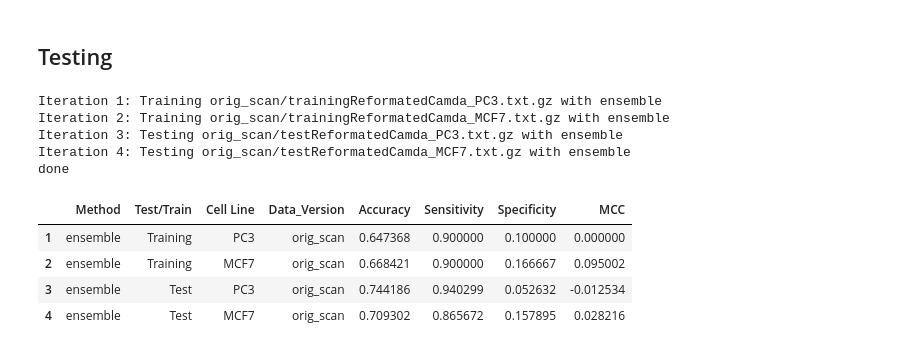
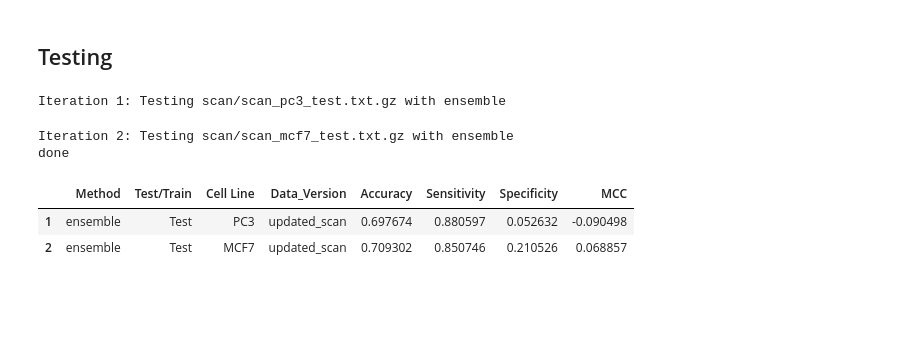
Before and after one commit to byubrg/CAMDA_CMAP_Challenge, a Jupyter notebook: Chicago/scripts.ipynb, the cells around one changed output. Cells and saved outputs as stored; diff of their text form; code cells hidden in the pictures; blank space fills up the shorter version.

```diff
--- a/Chicago/scripts.ipynb
+++ b/Chicago/scripts.ipynb
@@ -78,7 +78,7 @@ def make_predictions(X_train, X_test, y_train, classifier) :
 #         ('s_scaler', scaler),
 #         ('robust_scaler', robust_scaler),
 #         ('pca', pca),
-#         ('selected_percentile', selected_percentile),
+        ('selected_percentile', selected_percentile),
         ('classifier', classifier)
     ])
     pipe.fit(X_train,y_train)
@@ -341,53 +341,49 @@ classifiers = [
     'ensemble'
 ]
 train_files = [
-    [orig_scan_pc3_train, 'Training', 'PC3', 'orig_scan'],
-    [orig_scan_mcf7_train, 'Training', 'MCF7', 'orig_scan'],
+#     [orig_scan_pc3_train, 'Training', 'PC3', 'orig_scan'],
+#     [orig_scan_mcf7_train, 'Training', 'MCF7', 'orig_scan'],
 #     [scan_pc3_train, 'Training', 'PC3', 'updated_scan'],
 #     [scan_mcf7_train, 'Training', 'MCF7', 'updated_scan'],
 #     [farms_pc3_train, 'Training', 'PC3', 'farms'],
 #     [farms_mcf7_train, 'Training', 'MCF7', 'farms']
 ]
 test_files = [
-    [orig_scan_pc3_train, orig_scan_pc3_test, 'Test', 'PC3', 'orig_scan'],
-    [orig_scan_mcf7_train, orig_scan_mcf7_test, 'Test', 'MCF7', 'orig_scan'],
-#     [scan_pc3_train, scan_pc3_test, 'Test', 'PC3', 'updated_scan'],
-#     [scan_mcf7_train, scan_mcf7_test, 'Test', 'MCF7', 'updated_scan'],
+#     [orig_scan_pc3_train, orig_scan_pc3_test, 'Test', 'PC3', 'orig_scan'],
+#     [orig_scan_mcf7_train, orig_scan_mcf7_test, 'Test', 'MCF7', 'orig_scan'],
+    [scan_pc3_train, scan_pc3_test, 'Test', 'PC3', 'updated_scan'],
+    [scan_mcf7_train, scan_mcf7_test, 'Test', 'MCF7', 'updated_scan'],
 #     [farms_pc3_train, farms_pc3_test, 'Test', 'PC3', 'farms'],
 #     [farms_mcf7_train, farms_mcf7_test, 'Test', 'MCF7', 'farms'],
 ]
 
 col_names =  ['Method', 'Test/Train', 'Cell Line', 'Data_Version', 'Accuracy', 'Sensitivity', 'Specificity', 'MCC']
 df  = pd.DataFrame(columns = col_names)
 
 i = 0
 for classifier in classifiers:
     for file_set in train_files:
         i += 1
         print("Iteration {}: Training {} with {}".format(i, file_set[0], classifier))
         y_test, predictions, _ = train(file_set[0],classifier)
         df.loc[i] = [classifier, file_set[1], file_set[2], file_set[3]] + get_Results(y_test, predictions)
 
 for classifier in classifiers:
     for file_set in test_files:
         i += 1
         print("Iteration {}: Testing {} with {}".format(i, file_set[1], classifier))
         y_test, predictions, _ = test(file_set[0], file_set[1], classifier)
         df.loc[i] = [classifier, file_set[2], file_set[3], file_set[4]] + get_Results(y_test, predictions)
 
 print('done')
 df
 # %% [output]
-Iteration 1: Training orig_scan/trainingReformatedCamda_PC3.txt.gz with ensemble
-Iteration 2: Training orig_scan/trainingReformatedCamda_MCF7.txt.gz with ensemble
-Iteration 3: Testing orig_scan/testReformatedCamda_PC3.txt.gz with ensemble
-Iteration 4: Testing orig_scan/testReformatedCamda_MCF7.txt.gz with ensemble
-done
+Iteration 1: Testing scan/scan_pc3_test.txt.gz with ensemble
+Iteration 2: Testing scan/scan_mcf7_test.txt.gz with ensemble
+done
 |  | Method | Test/Train | Cell Line | Data_Version | Accuracy | Sensitivity | Specificity | MCC |
-| 1 | ensemble | Training | PC3 | orig_scan | 0.647368 | 0.900000 | 0.100000 | 0.000000 |
-| 2 | ensemble | Training | MCF7 | orig_scan | 0.668421 | 0.900000 | 0.166667 | 0.095002 |
-| 3 | ensemble | Test | PC3 | orig_scan | 0.744186 | 0.940299 | 0.052632 | -0.012534 |
-| 4 | ensemble | Test | MCF7 | orig_scan | 0.709302 | 0.865672 | 0.157895 | 0.028216 |
+| 1 | ensemble | Test | PC3 | updated_scan | 0.697674 | 0.880597 | 0.052632 | -0.090498 |
+| 2 | ensemble | Test | MCF7 | updated_scan | 0.709302 | 0.850746 | 0.210526 | 0.068857 |
 # %%
 # original_df = df
 # original_df.to_csv('original.csv')
```
Also changed, not shown: parts of 7 cells of this notebook, 1 other file.
